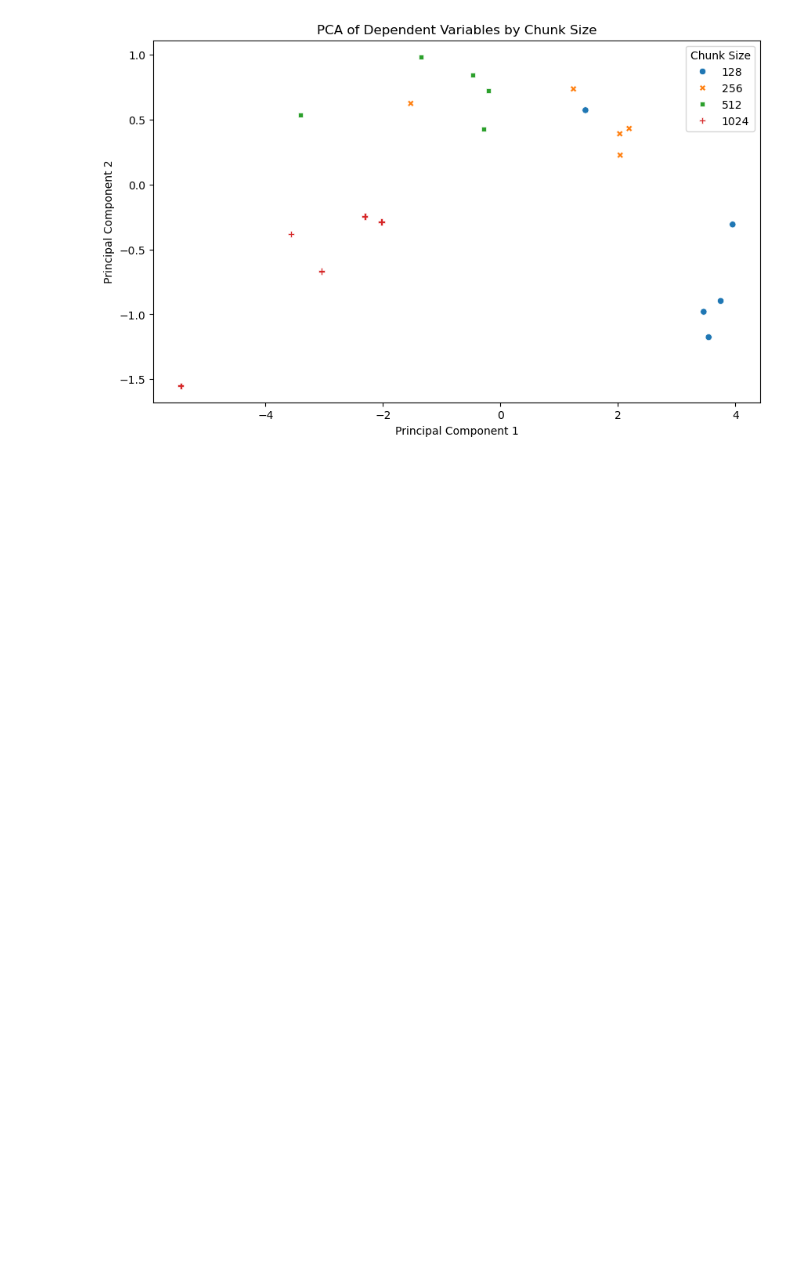
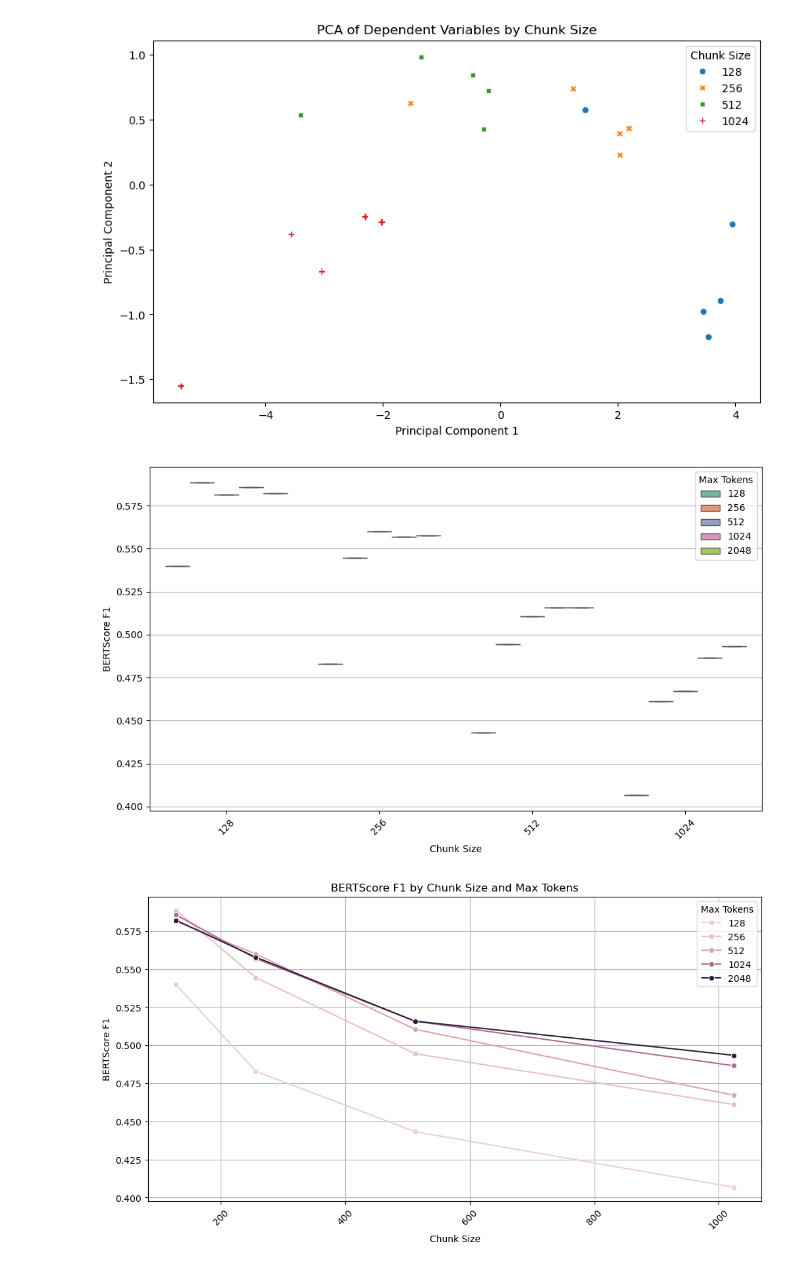
Before and after one commit to jeffreywallphd/LMForge, a Jupyter notebook: Sandbox/Cletus/LLama_Model_Testing_Manova copy.ipynb, the cells around one changed output. Cells and saved outputs as stored; diff of their text form; code cells hidden in the pictures; blank space fills up the shorter version.

Commit message:
checking relationship for chunk size and max token

```diff
--- a/Sandbox/Cletus/LLama_Model_Testing_Manova copy.ipynb
+++ b/Sandbox/Cletus/LLama_Model_Testing_Manova copy.ipynb
@@ -803,3 +804,23 @@ MANOVA results on PCA components:
     Roy's greatest root 4.1953 3.0000 16.0000 22.3750 0.0000
 ============================================================
 [figure]
+# %%
+plt.figure(figsize=(10, 6))
+sns.boxplot(x='chunk_size', y='bert_score_F1', hue='max_tokens', data=scores_df, palette="Set2")
+plt.xlabel("Chunk Size")
+plt.ylabel("BERTScore F1")
+plt.xticks(rotation=45)
+plt.legend(title="Max Tokens")
+plt.grid(axis='y')
+plt.tight_layout()
+plt.figure(figsize=(12, 6))
+sns.lineplot(data=scores_df, x='chunk_size', y='bert_score_F1', hue='max_tokens', marker='o')
+plt.xlabel("Chunk Size")
+plt.ylabel("BERTScore F1")
+plt.title("BERTScore F1 by Chunk Size and Max Tokens")
+plt.xticks(rotation=45)
+plt.legend(title="Max Tokens")
+plt.grid()
+# %% [output]
+[figure, added]
+[figure, added]
```
Also changed, not shown: parts of 1 cell of this notebook.
